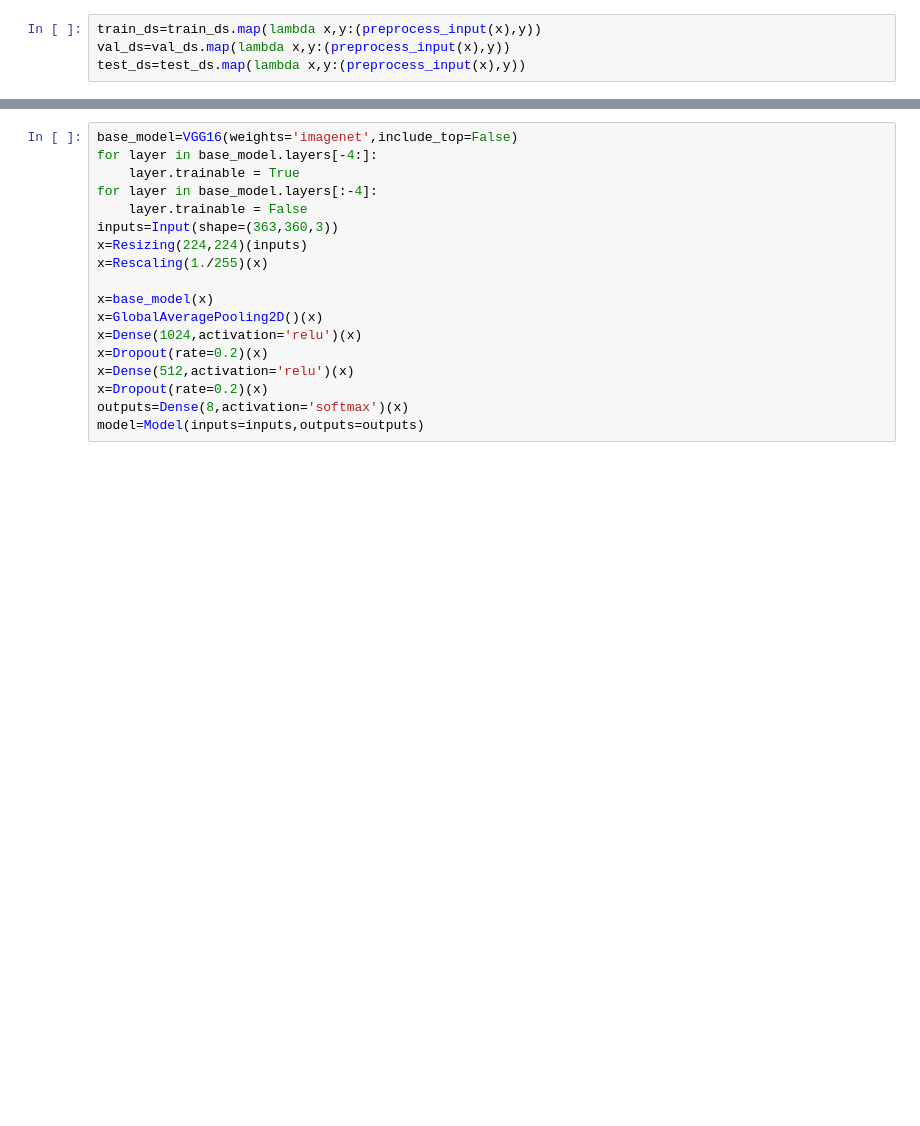
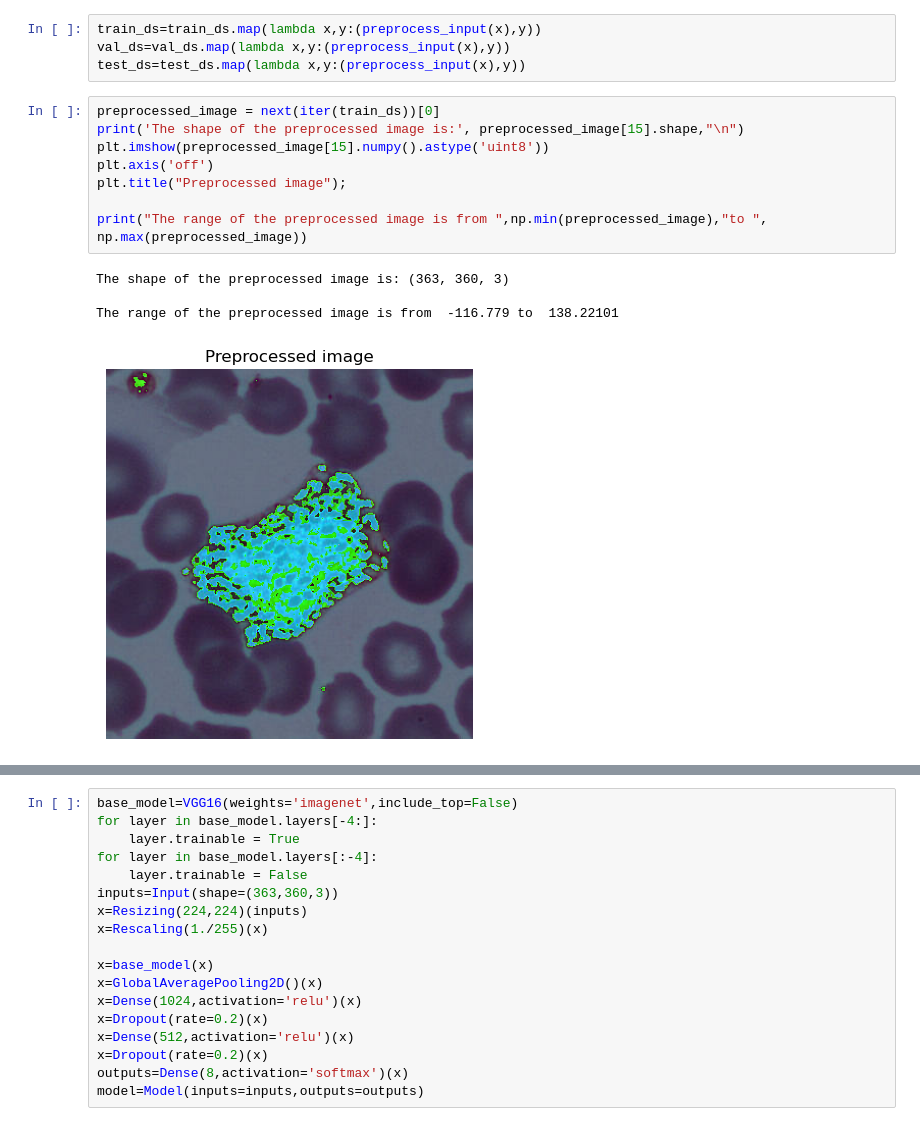
Before and after one commit to jonid89/LeukoVision, a Jupyter notebook: Notebooks/modeling_test/vgg16/vgg16-model-fine-tuning_lastlayers.ipynb, the cells around one changed output, grey strips where cells are left out. Saved outputs shown, nothing was run; the diff lists cells and outputs as text; blank space fills up the shorter version.

```diff
--- a/Notebooks/modeling_test/vgg16/vgg16-model-fine-tuning_lastlayers.ipynb
+++ b/Notebooks/modeling_test/vgg16/vgg16-model-fine-tuning_lastlayers.ipynb
@@ -38,3 +51,16 @@ Found 2569 files belonging to 8 classes.
 train_ds=train_ds.map(lambda x,y:(preprocess_input(x),y))
 val_ds=val_ds.map(lambda x,y:(preprocess_input(x),y))
 test_ds=test_ds.map(lambda x,y:(preprocess_input(x),y))
+# %%
+preprocessed_image = next(iter(train_ds))[0]
+print('The shape of the preprocessed image is:', preprocessed_image[15].shape,"\n")
+plt.imshow(preprocessed_image[15].numpy().astype('uint8'))
+plt.axis('off')
+plt.title("Preprocessed image");
+
+print("The range of the preprocessed image is from ",np.min(preprocessed_image),"to ", np.max(preprocessed_image))
+# %% [output]
+The shape of the preprocessed image is: (363, 360, 3)
+
+The range of the preprocessed image is from  -116.779 to  138.22101
+[figure, added]
```
Also changed, not shown: parts of 11 cells of this notebook.
